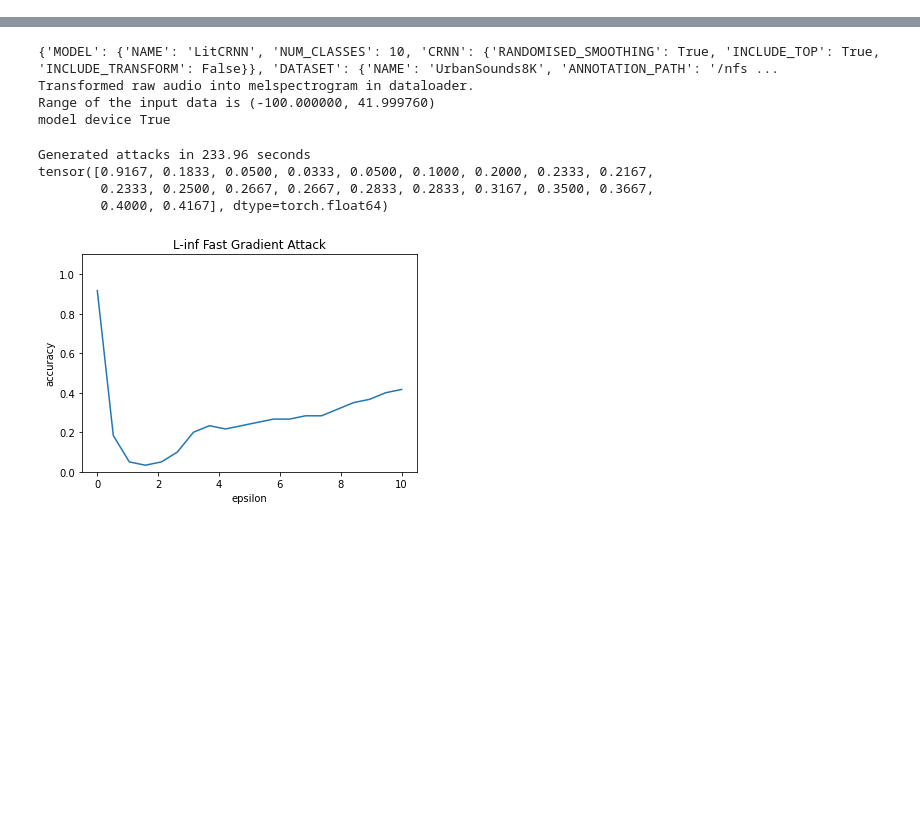
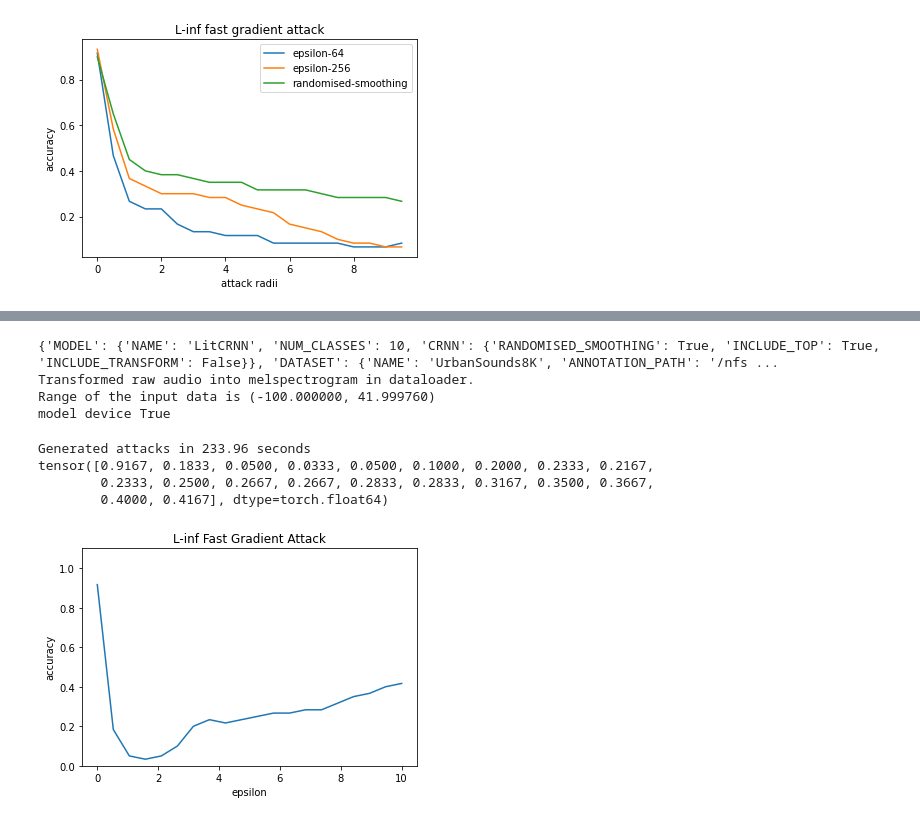
Before and after one commit to Vardanush/Robust-audio-classification, a Jupyter notebook: notebooks/run_attacks.ipynb, the cells around one changed output, grey strips where cells are left out. Saved outputs shown, nothing was run; the diff lists cells and outputs as text; code cells hidden in the pictures; blank space fills up the shorter version.

```diff
--- a/notebooks/run_attacks.ipynb
+++ b/notebooks/run_attacks.ipynb
@@ -26,0 +48,20 @@ save_folder = '/nfs/students/winter-term-2020/project-1/project-1/attack_results
+# %%
+y1 = [0.9166666666666666, 0.4666666666666667, 0.2666666666666667, 0.23333333333333328, 0.23333333333333328, 0.16666666666666663, 0.1333333333333333, 0.1333333333333333, 0.1166666666666667, 0.1166666666666667, 0.1166666666666667, 0.08333333333333337, 0.08333333333333337, 0.08333333333333337, 0.08333333333333337, 0.08333333333333337, 0.06666666666666665, 0.06666666666666665, 0.06666666666666665, 0.08333333333333337]
+y2 = [0.9333333333333333, 0.5833333333333333, 0.3666666666666667, 0.33333333333333337, 0.30000000000000004, 0.30000000000000004, 0.30000000000000004, 0.2833333333333333, 0.2833333333333333, 0.25, 0.23333333333333328, 0.21666666666666667, 0.16666666666666663, 0.15000000000000002, 0.1333333333333333, 0.09999999999999998, 0.08333333333333337, 0.08333333333333337, 0.06666666666666665, 0.06666666666666665]
+y3 = [0.9, 0.65, 0.44999999999999996, 0.4, 0.3833333333333333, 0.3833333333333333, 0.3666666666666667, 0.35, 0.35, 0.35, 0.31666666666666665, 0.31666666666666665, 0.31666666666666665, 0.31666666666666665, 0.30000000000000004, 0.2833333333333333, 0.2833333333333333, 0.2833333333333333, 0.2833333333333333, 0.2666666666666667]
+x = list(range(0, 10, 1)) + [i+0.5 for i in list(range(0, 10, 1))]
+x.sort()
+plt.plot(x, y1, label = "epsilon-64")
+plt.plot(x, y2, label = "epsilon-256")
+plt.plot(x, y3, label = "randomised-smoothing")
+plt.xlabel('attack radii')
+# Set the y axis label of the current axis.
+plt.ylabel('accuracy')
+# Set a title of the current axes.
+plt.title('L-inf fast gradient attack')
+# show a legend on the plot
+plt.legend()
+# Display a figure.
+plt.show()
+# %% [output]
+[figure, added]
```
Also changed, not shown: parts of 13 cells of this notebook, 9 other files.
